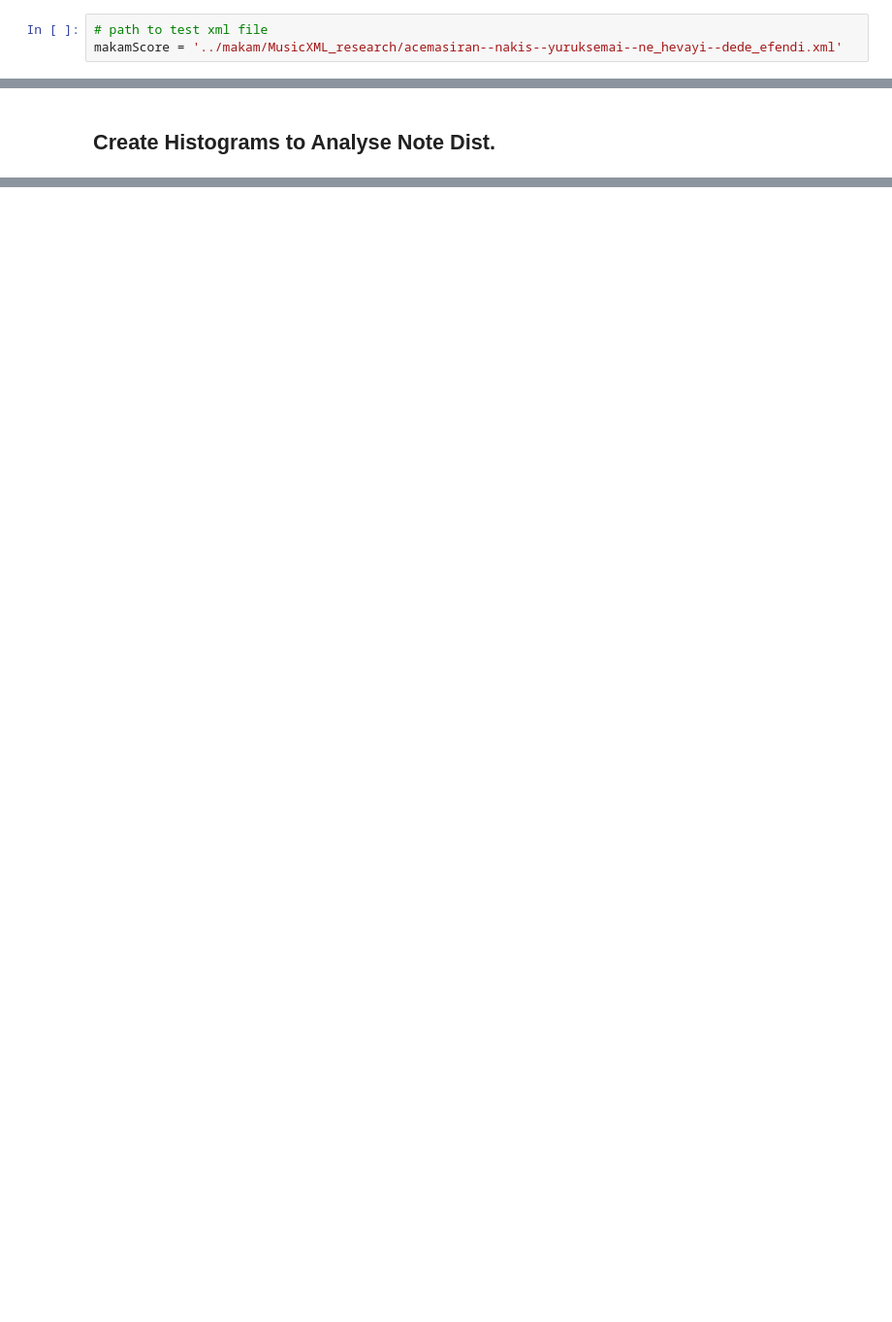
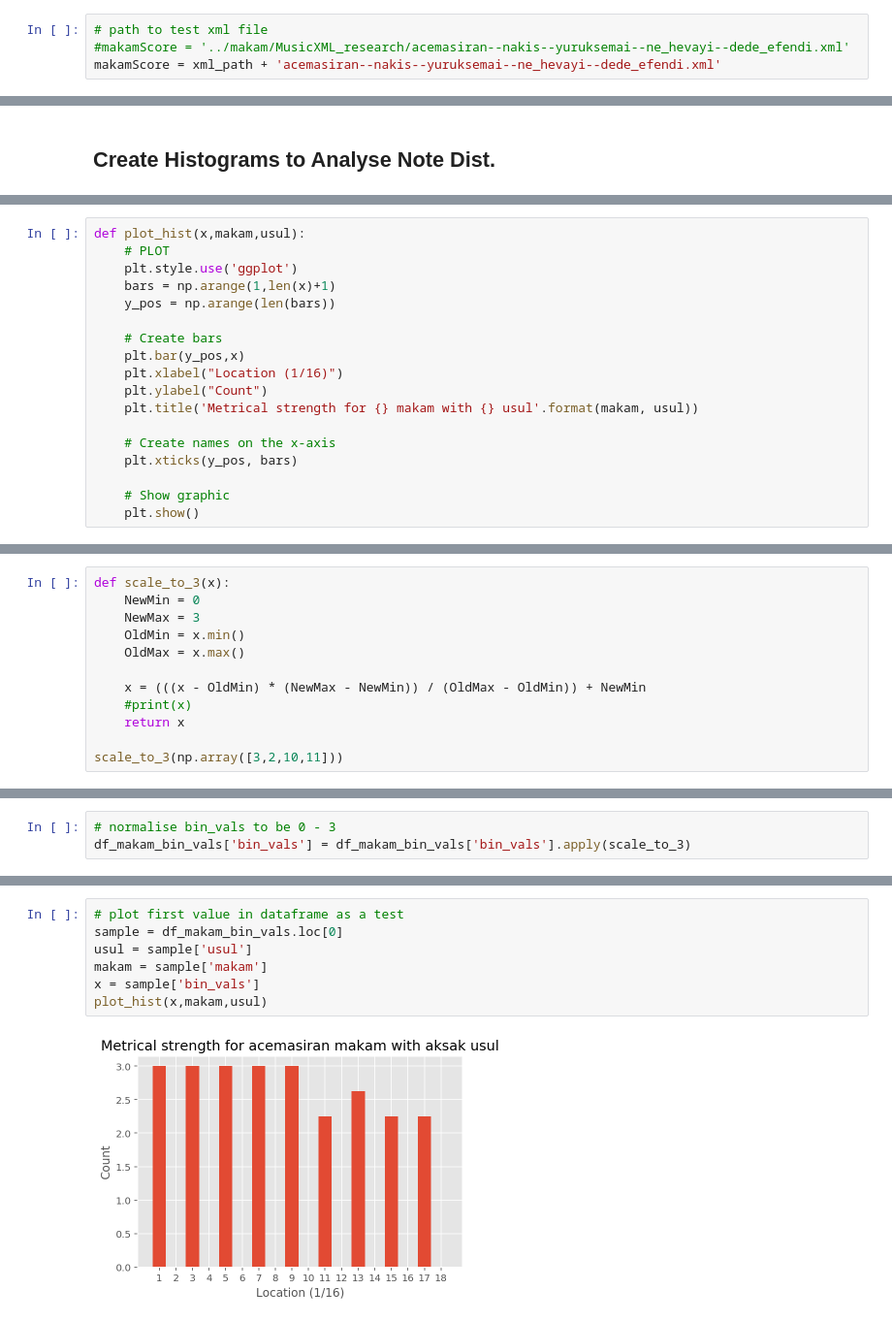
Before and after one commit to RonFrancesca/makam_research, a Jupyter notebook: MeterExploration.ipynb, the cells around one changed output, grey strips where cells are left out. Shown at 97% size. Drawn from its saved outputs; the diff is of its cells as text; blank space fills up the shorter version.

Commit message:
generalised logic for to calc bin_vals for all makams

```diff
--- a/MeterExploration.ipynb
+++ b/MeterExploration.ipynb
@@ -212,7 +215,8 @@ Most of makam scores have non standard key signatures, and this might cause prob
 Music21 was not developed with makam music in mind, and many of the accidentals used in makam music are not recognized by music21.
 # %%
 # path to test xml file
-makamScore = '../makam/MusicXML_research/acemasiran--nakis--yuruksemai--ne_hevayi--dede_efendi.xml'
+#makamScore = '../makam/MusicXML_research/acemasiran--nakis--yuruksemai--ne_hevayi--dede_efendi.xml'
+makamScore = xml_path + 'acemasiran--nakis--yuruksemai--ne_hevayi--dede_efendi.xml'
 # %%
 # these are the names of all the accidentals used in makam scores, as contained in the MusicXML files
 makamAccidentals = ['double-slash-flat', 'flat', 'slash-flat', 'quarter-flat', 'quarter-sharp', 'sharp', 'slash-quarter-sharp', 'slash-sharp']
@@ -501,0 +483,18 @@ plt.show()
+# %%
+def plot_hist(x,makam,usul):
+    # PLOT
+    plt.style.use('ggplot')
+    bars = np.arange(1,len(x)+1)
+    y_pos = np.arange(len(bars))
+
+    # Create bars
+    plt.bar(y_pos,x)
+    plt.xlabel("Location (1/16)")
+    plt.ylabel("Count")
+    plt.title('Metrical strength for {} makam with {} usul'.format(makam, usul))
+
+    # Create names on the x-axis
+    plt.xticks(y_pos, bars)
+
+    # Show graphic
+    plt.show()
@@ -501,0 +595,12 @@ plt.show()
+# %%
+def scale_to_3(x):
+    NewMin = 0
+    NewMax = 3
+    OldMin = x.min()
+    OldMax = x.max()
+
+    x = (((x - OldMin) * (NewMax - NewMin)) / (OldMax - OldMin)) + NewMin
+    #print(x)
+    return x
+
+scale_to_3(np.array([3,2,10,11]))
@@ -501,0 +609,3 @@ plt.show()
+# %%
+# normalise bin_vals to be 0 - 3
+df_makam_bin_vals['bin_vals'] = df_makam_bin_vals['bin_vals'].apply(scale_to_3)
@@ -501,0 +628,9 @@ plt.show()
+# %%
+# plot first value in dataframe as a test
+sample = df_makam_bin_vals.loc[0]
+usul = sample['usul']
+makam = sample['makam']
+x = sample['bin_vals']
+plot_hist(x,makam,usul)
+# %% [output]
+[figure, added]
```
Also changed, not shown: parts of 19 cells of this notebook.
